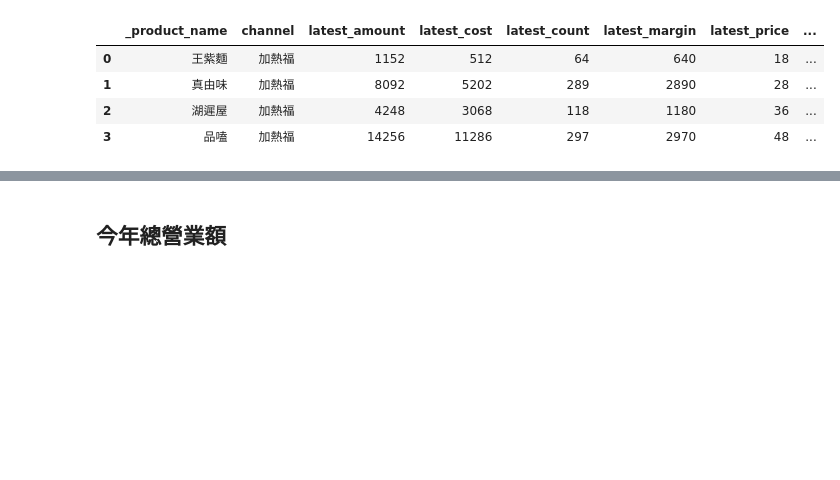
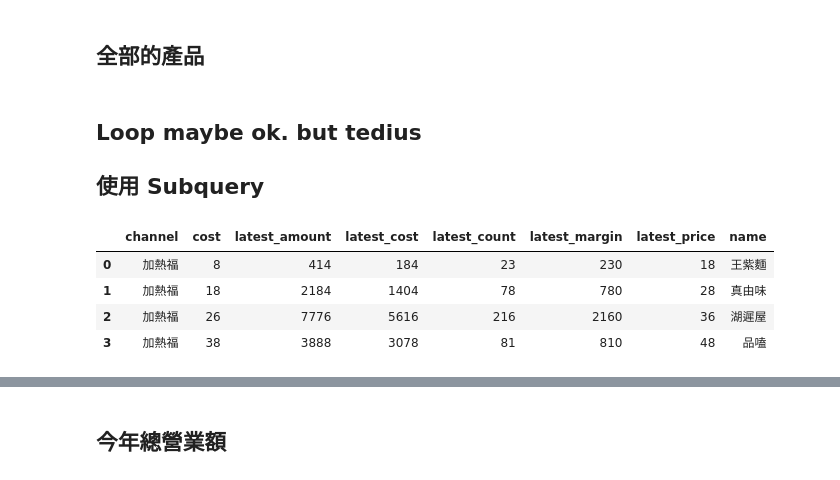
Before and after one commit to timtan/orm-workshop, a Jupyter notebook: demo/Untitled.ipynb, the cells around one changed output, grey strips where cells are left out. Drawn from its saved outputs; the diff is of its cells as text; code cells hidden in the pictures; blank space fills up the shorter version.

```diff
--- a/demo/Untitled.ipynb
+++ b/demo/Untitled.ipynb
@@ -22,32 +173,36 @@ print newest.first().count
+# %% [markdown]
+## 全部的產品
+# %% [markdown]
+## Loop maybe ok.  but tedius
+
+## 使用 Subquery
 # %%
 sales_record_queryset = SaleRecord.objects.annotate(
     amount=F('price')*F('count'),
     cost=F('product__cost')*F('count')
 ).annotate(
     margin=F('amount') - F('cost')
 )
 
 sales_record_queryset = sales_record_queryset.filter(
     product=OuterRef('pk')
 )
 
 latest_record = sales_record_queryset.order_by('datetime').reverse()[:1]
 
-products = Product.objects.all().values(
-    _product_name=F('name'),
-    unit_cost=F('cost'),
+products = Product.objects.all().annotate(
     latest_amount=Subquery(latest_record.values('amount')),
     latest_margin=Subquery(latest_record.values('margin')),
     latest_cost=Subquery(latest_record.values('cost')),
     latest_count=Subquery(latest_record.values('count')),
     latest_price=Subquery(latest_record.values('price')),
     channel=Subquery(latest_record.values('channel__name')),
 )
 
-table(products)  ## only for show up
+table(products.values())  ## only for show up
 # %% [output]
-|  | _product_name | channel | latest_amount | latest_cost | latest_count | latest_margin | latest_price | ... |
-| 0 | 王紫麵 | 加熱福 | 1152 | 512 | 64 | 640 | 18 | ... |
-| 1 | 真由味 | 加熱福 | 8092 | 5202 | 289 | 2890 | 28 | ... |
-| 2 | 湖遲屋 | 加熱福 | 4248 | 3068 | 118 | 1180 | 36 | ... |
-| 3 | 品嗑 | 加熱福 | 14256 | 11286 | 297 | 2970 | 48 | ... |
+|  | channel | cost | latest_amount | latest_cost | latest_count | latest_margin | latest_price | name |
+| 0 | 加熱福 | 8 | 414 | 184 | 23 | 230 | 18 | 王紫麵 |
+| 1 | 加熱福 | 18 | 2184 | 1404 | 78 | 780 | 28 | 真由味 |
+| 2 | 加熱福 | 26 | 7776 | 5616 | 216 | 2160 | 36 | 湖遲屋 |
+| 3 | 加熱福 | 38 | 3888 | 3078 | 81 | 810 | 48 | 品嗑 |
```
Also changed, not shown: parts of 23 cells of this notebook.
